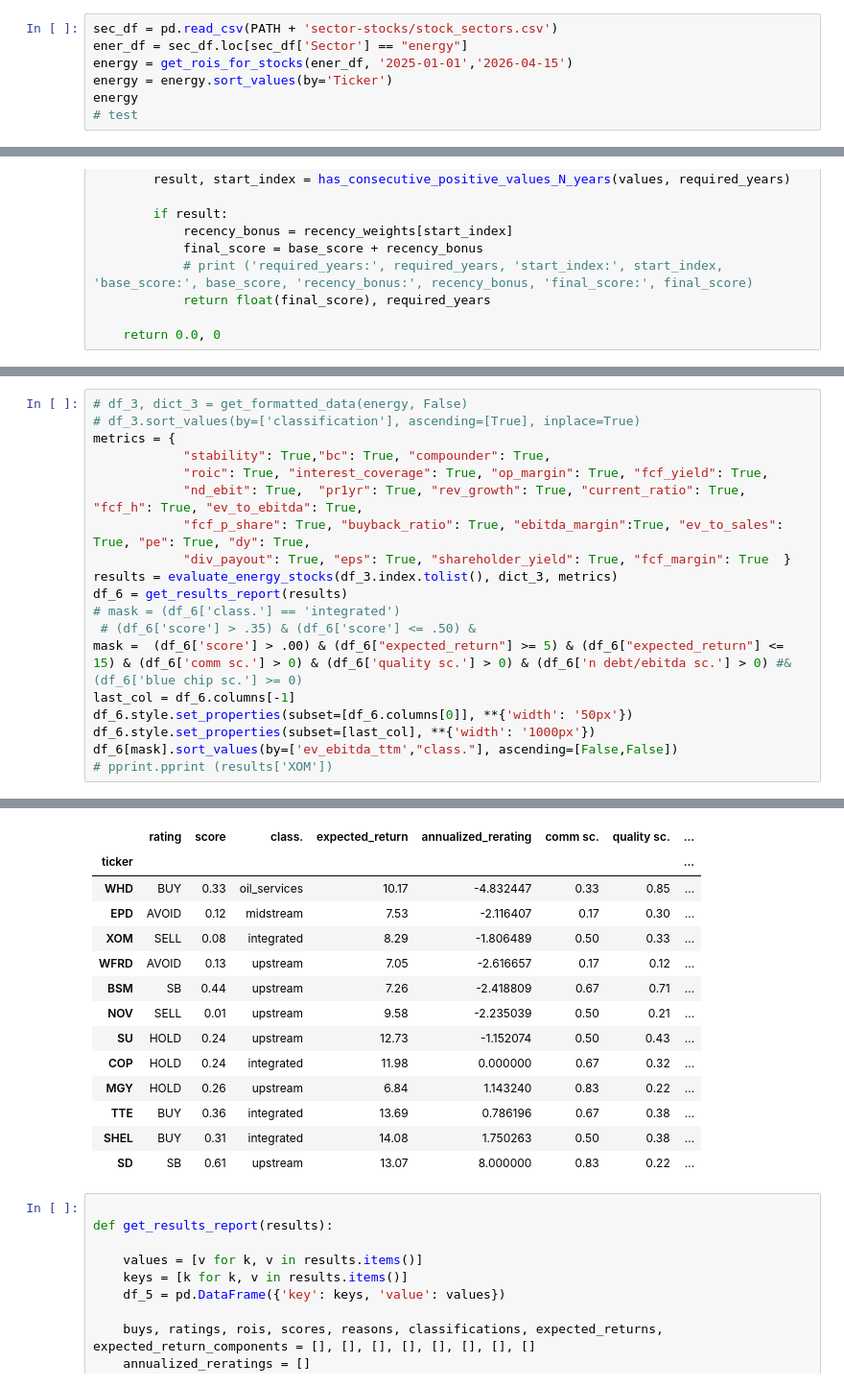
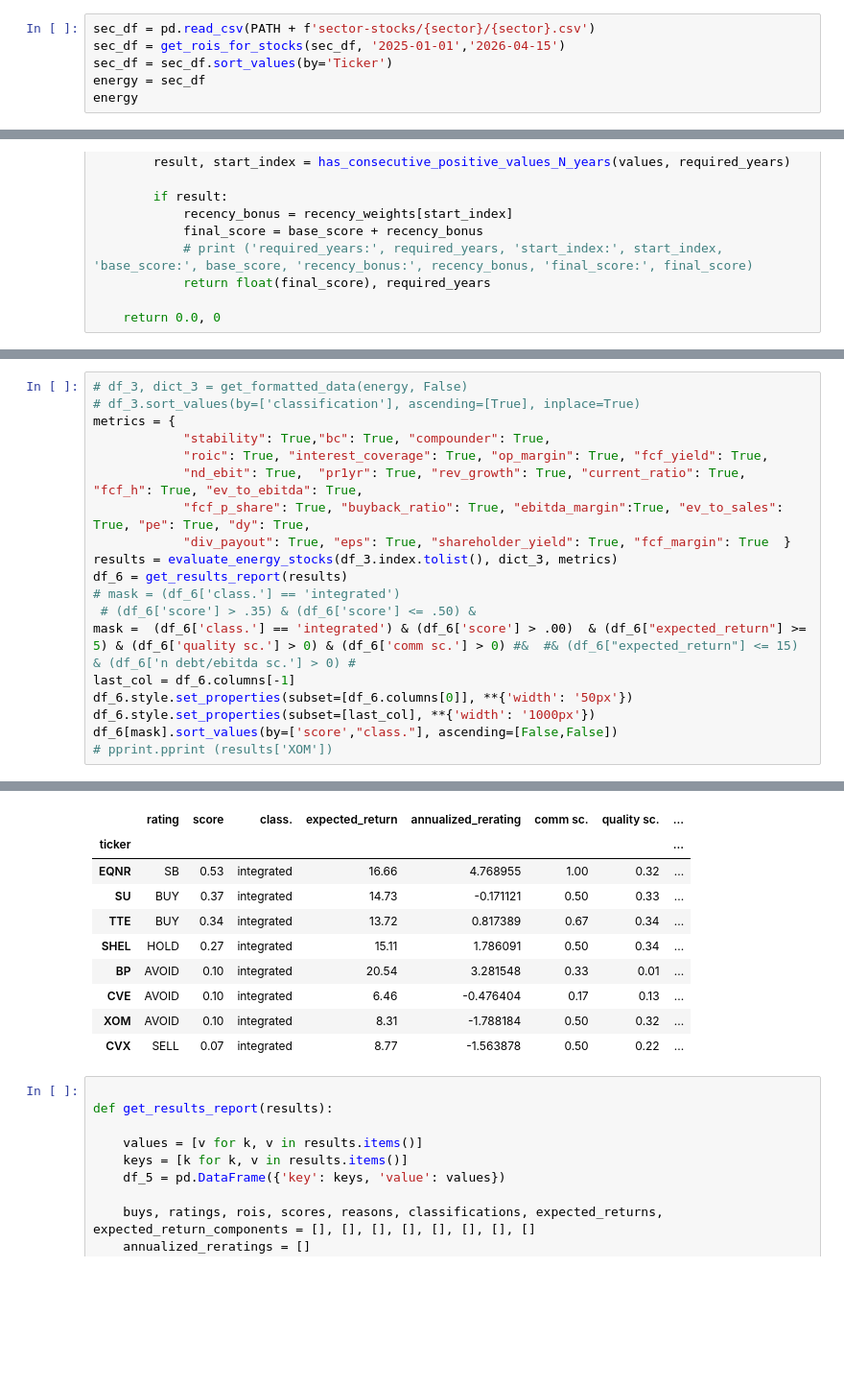
Before and after one commit to halfonso03/Stock-screener, a Jupyter notebook: energy_analysis.ipynb, the cells around one changed output, grey strips where cells are left out. Shown at 96% size. Cells and saved outputs as stored; diff of their text form; blank space fills up the shorter version.

```diff
--- a/energy_analysis.ipynb
+++ b/energy_analysis.ipynb
@@ -71,10 +72,9 @@ token
     # .dataframe tr > td:last-child { width:50%; font-size: 12px;   }
 </style>
 # %%
-sec_df = pd.read_csv(PATH + 'sector-stocks/stock_sectors.csv')
-ener_df = sec_df.loc[sec_df['Sector'] == "energy"]
-energy = get_rois_for_stocks(ener_df, '2025-01-01','2026-04-15')
-energy = energy.sort_values(by='Ticker')
+sec_df = pd.read_csv(PATH + f'sector-stocks/{sector}/{sector}.csv')
+sec_df = get_rois_for_stocks(sec_df, '2025-01-01','2026-04-15')
+sec_df = sec_df.sort_values(by='Ticker')
+energy = sec_df
 energy
-# test
 # %% [output]
@@ -2533,10 +2533,10 @@ results = evaluate_energy_stocks(df_3.index.tolist(), dict_3, metrics)
 df_6 = get_results_report(results)
 # mask = (df_6['class.'] == 'integrated')
  # (df_6['score'] > .35) & (df_6['score'] <= .50) &
-mask =  (df_6['score'] > .00) & (df_6["expected_return"] >= 5) & (df_6["expected_return"] <= 15) & (df_6['comm sc.'] > 0) & (df_6['quality sc.'] > 0) & (df_6['n debt/ebitda sc.'] > 0) #& (df_6['blue chip sc.'] >= 0)
+mask =  (df_6['class.'] == 'integrated') & (df_6['score'] > .00)  & (df_6["expected_return"] >= 5) & (df_6['quality sc.'] > 0) & (df_6['comm sc.'] > 0) #&  #& (df_6["expected_return"] <= 15)   & (df_6['n debt/ebitda sc.'] > 0) #
 last_col = df_6.columns[-1]
 df_6.style.set_properties(subset=[df_6.columns[0]], **{'width': '50px'})
 df_6.style.set_properties(subset=[last_col], **{'width': '1000px'})
-df_6[mask].sort_values(by=['ev_ebitda_ttm',"class."], ascending=[False,False])
+df_6[mask].sort_values(by=['score',"class."], ascending=[False,False])
 # pprint.pprint (results['XOM'])
 # %% [output]
@@ -2560,17 +2543,13 @@ XOM 10.699999999999998 32 0.3343749999999999
 |  | rating | score | class. | expected_return | annualized_rerating | comm sc. | quality sc. | ... |
 | ticker |  |  |  |  |  |  |  | ... |
-| WHD | BUY | 0.33 | oil_services | 10.17 | -4.832447 | 0.33 | 0.85 | ... |
-| EPD | AVOID | 0.12 | midstream | 7.53 | -2.116407 | 0.17 | 0.30 | ... |
-| XOM | SELL | 0.08 | integrated | 8.29 | -1.806489 | 0.50 | 0.33 | ... |
-| WFRD | AVOID | 0.13 | upstream | 7.05 | -2.616657 | 0.17 | 0.12 | ... |
-| BSM | SB | 0.44 | upstream | 7.26 | -2.418809 | 0.67 | 0.71 | ... |
-| NOV | SELL | 0.01 | upstream | 9.58 | -2.235039 | 0.50 | 0.21 | ... |
-| SU | HOLD | 0.24 | upstream | 12.73 | -1.152074 | 0.50 | 0.43 | ... |
-| COP | HOLD | 0.24 | integrated | 11.98 | 0.000000 | 0.67 | 0.32 | ... |
-| MGY | HOLD | 0.26 | upstream | 6.84 | 1.143240 | 0.83 | 0.22 | ... |
-| TTE | BUY | 0.36 | integrated | 13.69 | 0.786196 | 0.67 | 0.38 | ... |
-| SHEL | BUY | 0.31 | integrated | 14.08 | 1.750263 | 0.50 | 0.38 | ... |
-| SD | SB | 0.61 | upstream | 13.07 | 8.000000 | 0.83 | 0.22 | ... |
+| EQNR | SB | 0.53 | integrated | 16.66 | 4.768955 | 1.00 | 0.32 | ... |
+| SU | BUY | 0.37 | integrated | 14.73 | -0.171121 | 0.50 | 0.33 | ... |
+| TTE | BUY | 0.34 | integrated | 13.72 | 0.817389 | 0.67 | 0.34 | ... |
+| SHEL | HOLD | 0.27 | integrated | 15.11 | 1.786091 | 0.50 | 0.34 | ... |
+| BP | AVOID | 0.10 | integrated | 20.54 | 3.281548 | 0.33 | 0.01 | ... |
+| CVE | AVOID | 0.10 | integrated | 6.46 | -0.476404 | 0.17 | 0.13 | ... |
+| XOM | AVOID | 0.10 | integrated | 8.31 | -1.788184 | 0.50 | 0.32 | ... |
+| CVX | SELL | 0.07 | integrated | 8.77 | -1.563878 | 0.50 | 0.22 | ... |
 # %%
 
 def get_results_report(results):
```
Also changed, not shown: parts of 11 cells of this notebook, 5 other files.
